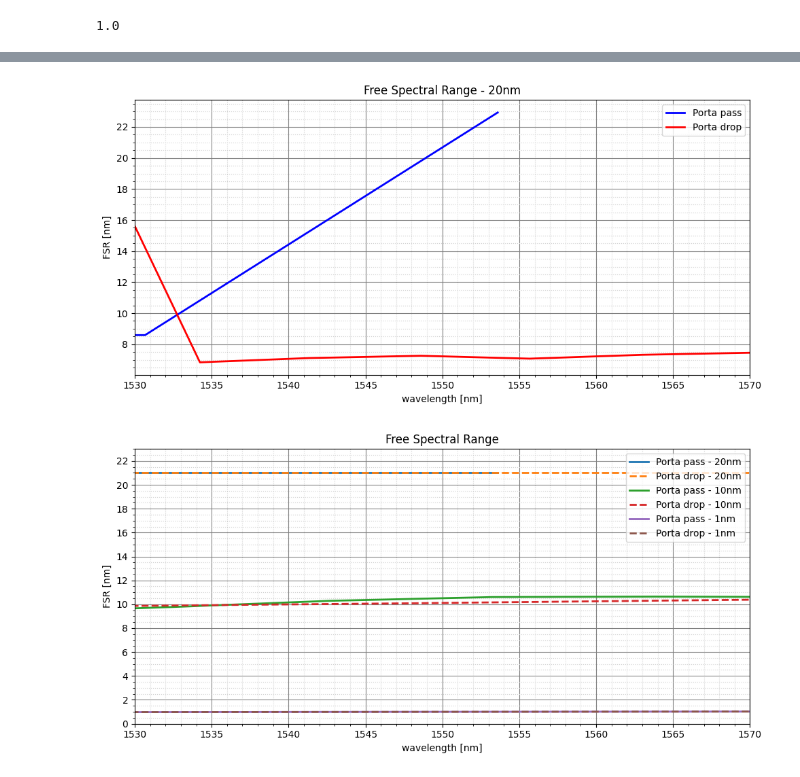
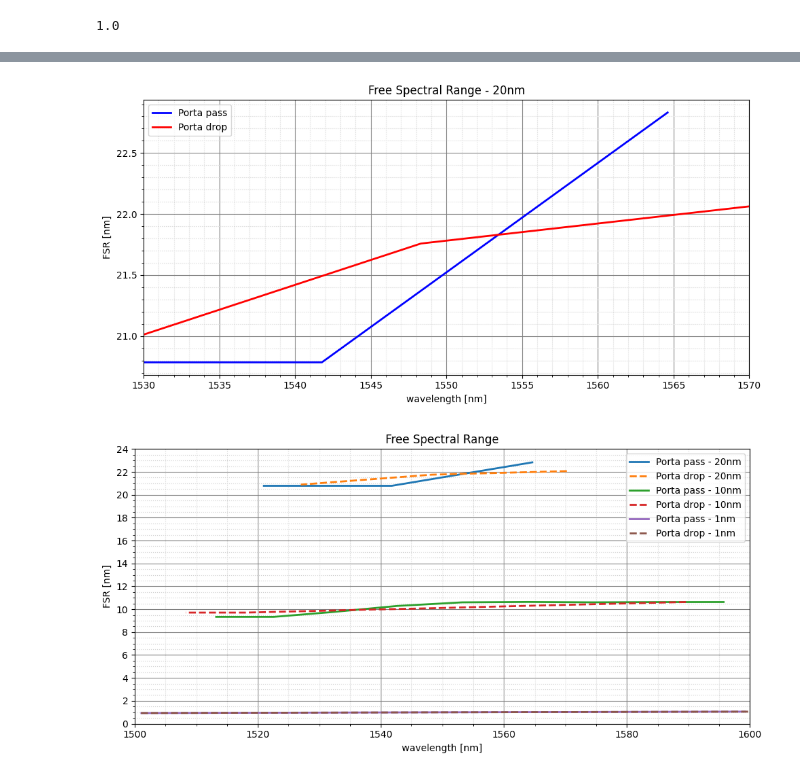
Before and after one commit to EdilbertoElias/Ring-Resonator, a Jupyter notebook: PDK/Ring_ressonator_PDK.ipynb, the cells around one changed output, grey strips where cells are left out. Drawn from its saved outputs; the diff is of its cells as text; code cells hidden in the pictures.

```diff
--- a/PDK/Ring_ressonator_PDK.ipynb
+++ b/PDK/Ring_ressonator_PDK.ipynb
@@ -170,7 +170,7 @@ wavelength_1, transmission_1 = plot_valores(FSR_1)
 
 wavelength_2, transmission_2 = plot_valores(FSR_2)
 # %%
-def calcular_fsr_medio(wavelength, transmission, threshold=-18):
+def calcular_fsr_medio(wavelength, transmission, threshold=-17.25):
     minimos, _ = find_peaks(-transmission)
     vales = [idx for idx in minimos if transmission[idx] < threshold]
     if len(vales) < 2:
@@ -1066,3 +1066,7 @@ fsrplot_2_20 = np.array(FSR_2["'TE' free spectral range (m)"])
+# %%
+picos, _ = find_peaks(transmission_2, height=-1.5, distance=1000)
+wavelength_2_20 = (wavelength_2[picos][:-1] + wavelength_2[picos][1:]) / 2
+fsrplot_2_20 = abs(np.diff(wavelength_2[picos]))
 # %%
 fig6 = plt.figure(figsize=(10,5))
 ax6 = fig6.add_subplot(111)
@@ -1086,37 +1090,34 @@ plt.tight_layout()
 plt.savefig('FSR - 20nm.png')
 plt.show()
 # %% [output]
-[figure, old version]
+[figure, new version]
-# %%
-fsrplot_1_20 = np.linspace(fsr_medio, 20*nm+(abs(20*nm-fsr_medio)), len(wavelength_1_20))*nm
-fsrplot_2_20 = np.linspace(fsr_medio, 20*nm+(abs(20*nm-fsr_medio)), len(wavelength_2_20))*nm
 # %%
 fig4 = plt.figure(figsize=(10,5))
 ax4 = fig4.add_subplot(111)
 
 plt.plot(wavelength_1_20/nm, fsrplot_1_20/nm, label = 'Porta pass - 20nm', linewidth=2)
 plt.plot(wavelength_2_20/nm, fsrplot_2_20/nm, label = 'Porta drop - 20nm', linewidth=2, linestyle='--')
 plt.plot(wavelength_1_10/nm, fsrplot_1_10/nm, label = 'Porta pass - 10nm', linewidth=2)
 plt.plot(wavelength_2_10/nm, fsrplot_2_10/nm, label = 'Porta drop - 10nm', linewidth=2, linestyle='--')
 plt.plot(wavelength_1_1/nm, fsrplot_1_1/nm, label = 'Porta pass - 1nm', linewidth=2)
 plt.plot(wavelength_2_1/nm, fsrplot_2_1/nm, label = 'Porta drop - 1nm', linewidth=2, linestyle='--')
 
 plt.axvline(x=valor_lambda, color='k', linestyle='--')
 
 plt.xlabel(r'wavelength [nm]')
 plt.ylabel('FSR [nm]')
-plt.xlim([start_wavelenth/nm+30, stop_wavelenth/nm-30])
-plt.ylim([-0.01, 23])
+plt.xlim([start_wavelenth/nm, stop_wavelenth/nm])
+plt.ylim([-0.01, 24])
 plt.title(r'Free Spectral Range')
 plt.legend(loc='best')
 plt.grid(which='major', color='gray', linestyle='-')
 plt.grid(which='minor', color='lightgray', linestyle=':')
-plt.yticks(np.arange(0, 24, 2))
+plt.yticks(np.arange(0, 24.01, 2))
 
 plt.minorticks_on()
 
 plt.tight_layout()
 plt.savefig('FSR.png')
 plt.show()
 # %% [output]
-[figure, old version]
+[figure, new version]
```
Also changed, not shown: parts of 11 cells of this notebook.
